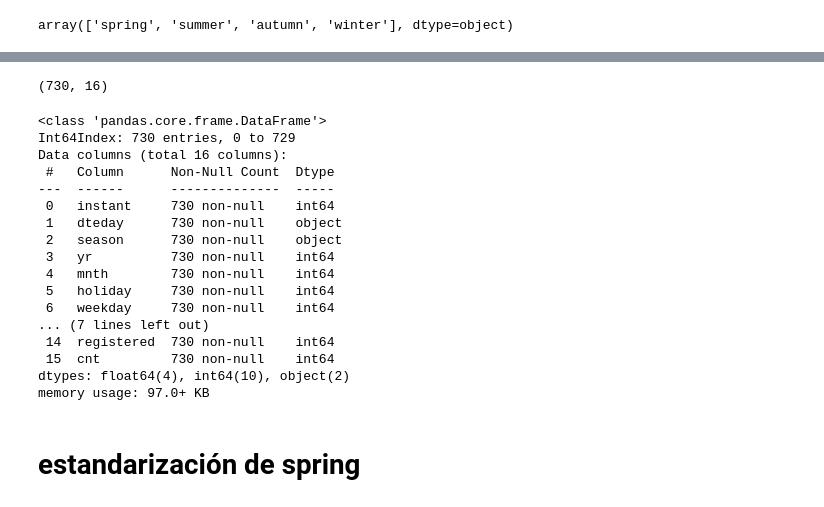
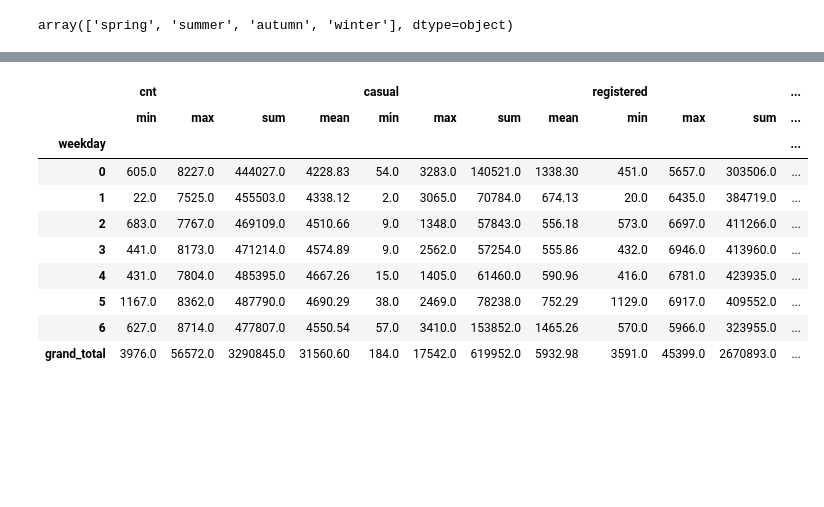
Before and after one commit to Adalab/project-da-promo-A-module-3-team-1, a Jupyter notebook: Proyecto.ipynb, the cells around one changed output, grey strips where cells are left out. Drawn from its saved outputs; the diff is of its cells as text; code cells hidden in the pictures; blank space fills up the shorter version.

```diff
--- a/Proyecto.ipynb
+++ b/Proyecto.ipynb
@@ -45,0 +56,2 @@ df_bike.sample(60)
+# %%
+df_bike["day"] = df_bike["dteday"].str.split(pat= "-", n = -1, expand = True)[0]
@@ -45,0 +67,6 @@ df_bike.sample(60)
+# %%
+df_bike=df_bike.reindex(columns=['instant', 'dteday', 'season', 'yr', 'mnth','day', 'holiday', 'weekday',
+       'workingday', 'weathersit', 'temp', 'atemp', 'hum', 'windspeed',
+       'casual', 'registered', 'cnt'])
+# %%
+df_bike["day"] =df_bike["day"].astype("int64") #cambiado a int
@@ -84,26 +153,16 @@ dtype: int64
-# %%
-df_bike.shape
-# %% [output]
-(730, 16)
-# %%
-df_bike.info()
-# %% [output]
-<class 'pandas.core.frame.DataFrame'>
-Int64Index: 730 entries, 0 to 729
-Data columns (total 16 columns):
- #   Column      Non-Null Count  Dtype
----  ------      --------------  -----
- 0   instant     730 non-null    int64
- 1   dteday      730 non-null    object
- 2   season      730 non-null    object
- 3   yr          730 non-null    int64
- 4   mnth        730 non-null    int64
- 5   holiday     730 non-null    int64
- 6   weekday     730 non-null    int64
-... (7 lines left out)
- 14  registered  730 non-null    int64
- 15  cnt         730 non-null    int64
-dtypes: float64(4), int64(10), object(2)
-memory usage: 97.0+ KB
-# %% [markdown]
-# estandarización de spring
+# %%
+df_bike.groupby(["weekday"]).agg({ 'cnt': ['min','max','sum','mean'],'casual': ['min','max','sum','mean'],'registered': ['min','max','sum','mean']}).stb.subtotal().round(2)
+# hay bastante igualdad entre los dias de la semana, siendo el ranking de más a menos reservas:
+# Viernes, jueves,sabado, miercoles,martes,lunes y domingo.
+# %% [output]
+|  | cnt |  |  |  | casual |  |  |  | registered |  |  | ... |
+|  | min | max | sum | mean | min | max | sum | mean | min | max | sum | ... |
+| weekday |  |  |  |  |  |  |  |  |  |  |  | ... |
+| 0 | 605.0 | 8227.0 | 444027.0 | 4228.83 | 54.0 | 3283.0 | 140521.0 | 1338.30 | 451.0 | 5657.0 | 303506.0 | ... |
+| 1 | 22.0 | 7525.0 | 455503.0 | 4338.12 | 2.0 | 3065.0 | 70784.0 | 674.13 | 20.0 | 6435.0 | 384719.0 | ... |
+| 2 | 683.0 | 7767.0 | 469109.0 | 4510.66 | 9.0 | 1348.0 | 57843.0 | 556.18 | 573.0 | 6697.0 | 411266.0 | ... |
+| 3 | 441.0 | 8173.0 | 471214.0 | 4574.89 | 9.0 | 2562.0 | 57254.0 | 555.86 | 432.0 | 6946.0 | 413960.0 | ... |
+| 4 | 431.0 | 7804.0 | 485395.0 | 4667.26 | 15.0 | 1405.0 | 61460.0 | 590.96 | 416.0 | 6781.0 | 423935.0 | ... |
+| 5 | 1167.0 | 8362.0 | 487790.0 | 4690.29 | 38.0 | 2469.0 | 78238.0 | 752.29 | 1129.0 | 6917.0 | 409552.0 | ... |
+| 6 | 627.0 | 8714.0 | 477807.0 | 4550.54 | 57.0 | 3410.0 | 153852.0 | 1465.26 | 570.0 | 5966.0 | 323955.0 | ... |
+| grand_total | 3976.0 | 56572.0 | 3290845.0 | 31560.60 | 184.0 | 17542.0 | 619952.0 | 5932.98 | 3591.0 | 45399.0 | 2670893.0 | ... |
```
Also changed, not shown: parts of 22 cells of this notebook.
